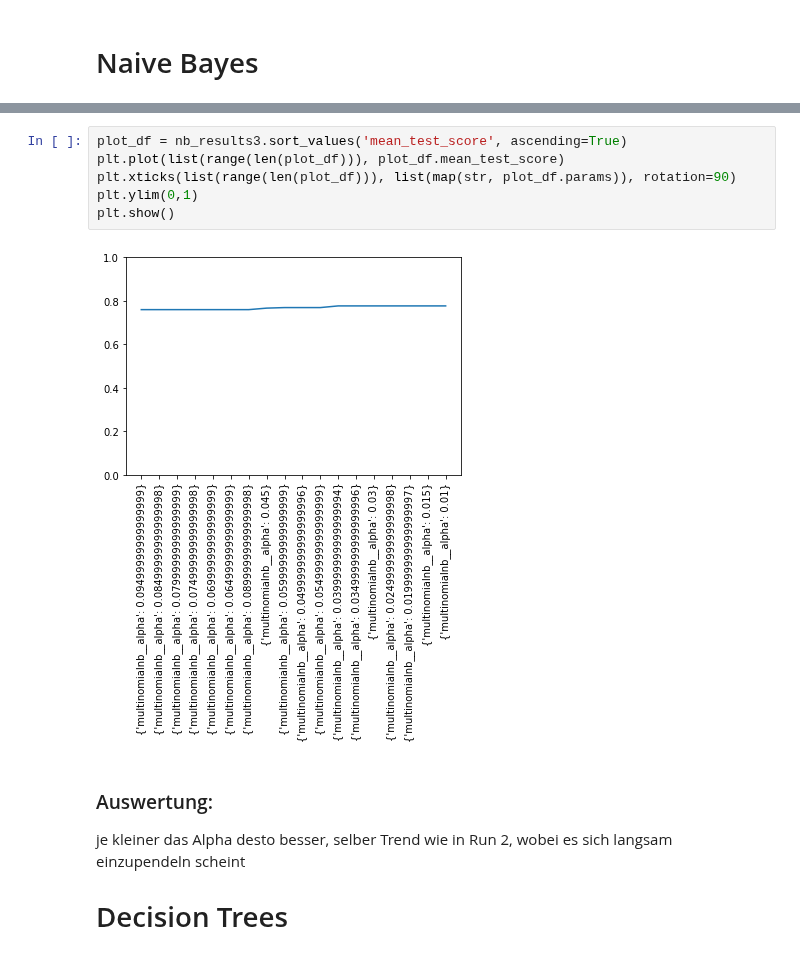
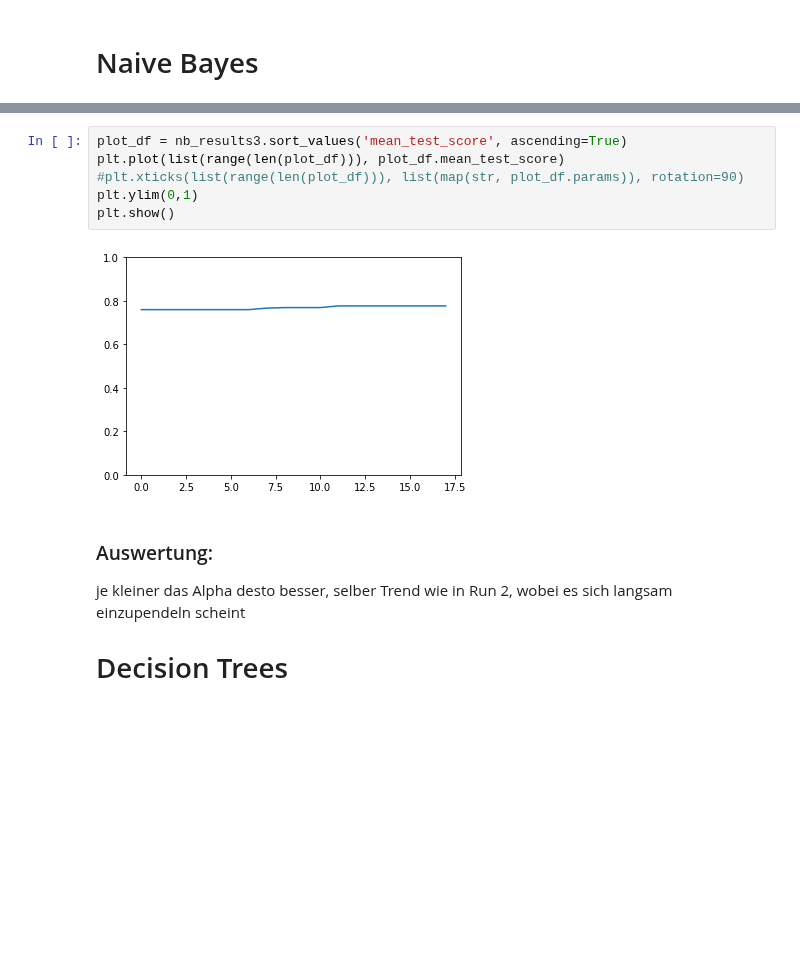
Before and after one commit to LennartKeller/TextklassifikationsProjekt2019, a Jupyter notebook: ReadHyperparamTuningResults.ipynb, the cells around one changed output, grey strips where cells are left out. Drawn from its saved outputs; the diff is of its cells as text; blank space fills up the shorter version.

```diff
--- a/ReadHyperparamTuningResults.ipynb
+++ b/ReadHyperparamTuningResults.ipynb
@@ -504,11 +489,11 @@ nb_results3.sort_values('mean_test_score', ascending=False)[['params', 'mean_tes
 # %%
 plot_df = nb_results3.sort_values('mean_test_score', ascending=True)
 plt.plot(list(range(len(plot_df))), plot_df.mean_test_score)
-plt.xticks(list(range(len(plot_df))), list(map(str, plot_df.params)), rotation=90)
+#plt.xticks(list(range(len(plot_df))), list(map(str, plot_df.params)), rotation=90)
 plt.ylim(0,1)
 plt.show()
 # %% [output]
-[figure, old version]
+[figure, new version]
 # %% [markdown]
 ### Auswertung:
 je kleiner das Alpha desto besser, selber Trend wie in Run 2, wobei es sich langsam einzupendeln scheint
```
Also changed, not shown: parts of 4 cells of this notebook.
